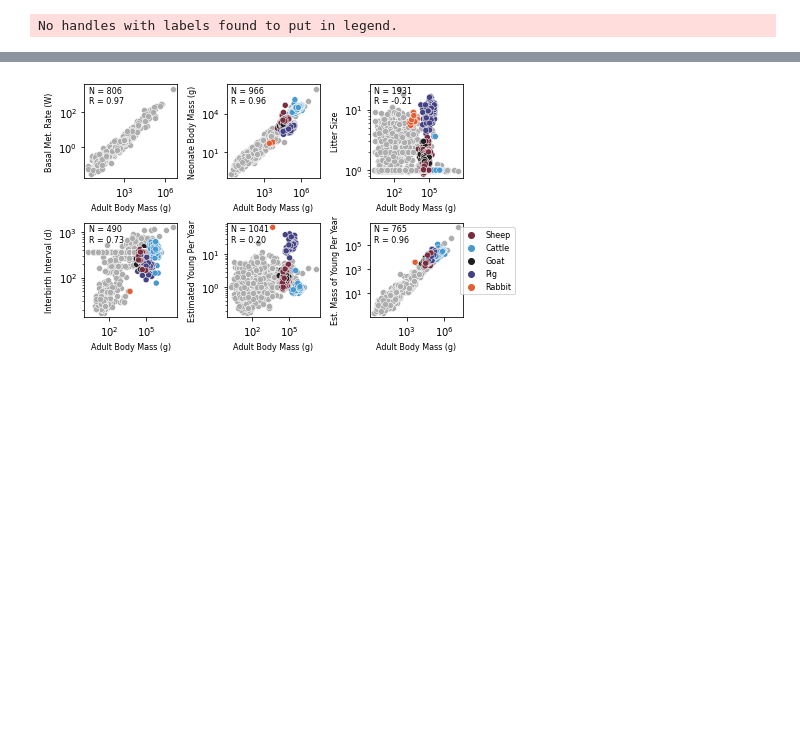
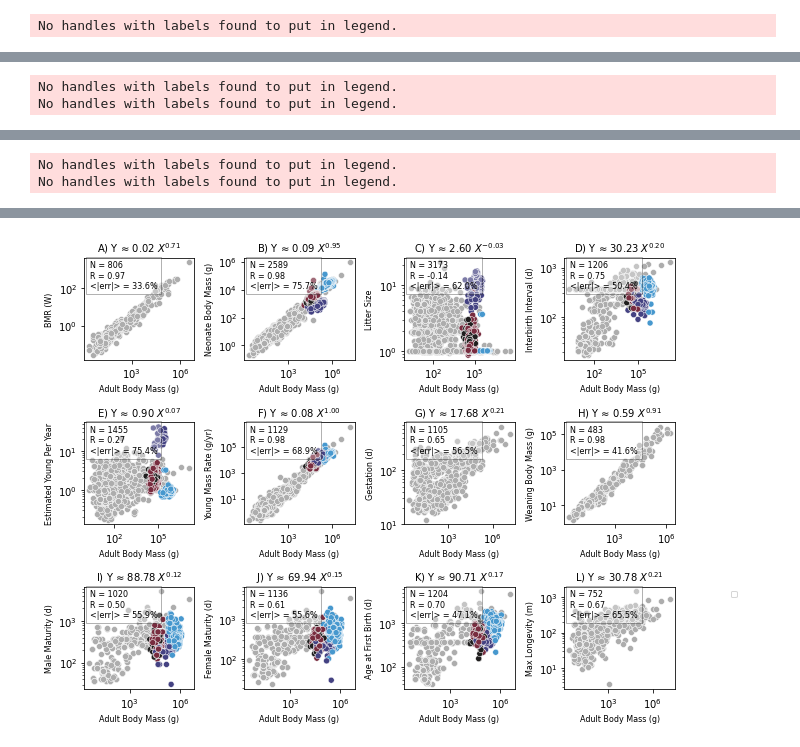
Before and after one commit to flamholz/beef_v_pork, a Jupyter notebook: notebooks/MergedPlot.ipynb, the cells around one changed output, grey strips where cells are left out. Saved outputs shown, nothing was run; the diff lists cells and outputs as text; code cells hidden in the pictures; blank space fills up the shorter version.

```diff
--- a/notebooks/MergedPlot.ipynb
+++ b/notebooks/MergedPlot.ipynb
@@ -11,7 +11,7 @@ from power_laws import *
 # load the merged dataset of placental mammals
 # i.e. leaving out marsupials and monotremes,
 # which are not commonly used as livestock.
-mammals_df = pd.read_csv('../data/merged_animal_traits_placental_only.csv')
+mammals_df = pd.read_csv('../data/merged_animal_traits_placental_only.csv', index_col=0)
 
 # Load the cleaned data from the UN FAO DAD-IS DB.
 # See 0_preprocess_FAO_data.ipynb for the mild cleanup logic
@@ -41,14 +57,18 @@ mammals_df.columns.tolist()
 # %%
-cols2plot_mammals = ['BMR_W', 'NeonateBodyMass (g)', 'LitterSize (number)',
-                     'InterbirthInterval (d)', 'YoungPerYear_Estimated (number)', 'YoungMassPerYear_Estimated (g)',
-                     'WeaningAge (days)', 'WeaningBodyMass (g)', ]
+cols2plot_mammals = ['BMR_W', 'NeonateBodyMass (g)', 'LitterSize (number)', 'InterbirthInterval (d)',
+                     'YoungPerYear_Estimated (number)', 'YoungMassPerYear_Estimated (g)', 'GestationLen (d)', 'WeaningBodyMass (g)',
+                     'MaleSexualMaturity (d)', 'FemaleSexualMaturity (d)', 'AgeAtFirstBirth (d)', 'MaxLongevity (m)']
 cols2plot_dad_is = [None, 'Birth weight AVG (g)', 'Litter size AVG', 'Parturition interval (day) AVG',
-                    'Young per year AVG (number)', 'Young mass per year AVG (g)']
+                    'Young per year AVG (number)', 'Young mass per year AVG (g)', None, None,
+                    'Age maturity males (day)', 'Age maturity females (day)', 'Age first parturition (day) AVG', None]
 
-pretty_names_mammals = ['Basal Met. Rate (W)', 'Neonate Body Mass (g)', 'Litter Size',
-                        'Interbirth Interval (d)', 'Estimated Young Per Year', 'Est. Mass of Young Per Year']
-dad_is_species2plot = 'Cattle,Pig,Goat,Sheep,Rabbit'.split(',')
-fig, axs = plt.subplots(ncols=3, nrows=3, figsize=(7,6))
+pretty_names_mammals = ['BMR (W)', 'Neonate Body Mass (g)', 'Litter Size',
+                        'Interbirth Interval (d)', 'Estimated Young Per Year', 'Young Mass Rate (g/yr)',
+                        'Gestation (d)', 'Weaning Body Mass (g)', 'Male Maturity (d)', 'Female Maturity (d)',
+                        'Age at First Birth (d)', 'Max Longevity (m)']
+panel_labels = 'ABCDEFGHIJKL'
+dad_is_species2plot = 'Cattle,Pig,Goat,Sheep'.split(',')
+fig, axs = plt.subplots(ncols=4, nrows=3, figsize=(10,7))
 flat_axs = axs.flatten()
 greys = sns.color_palette('Greys')
 pal = sns.color_palette('icefire', n_colors=5)
@@ -69,13 +89,8 @@ for i, (my_ax, ycol_mammals) in enumerate(zip(flat_axs, cols2plot_mammals)):
     sns.scatterplot(data=sub_df, x=xcol_mammals, y=ycol_mammals, legend=False,
                     color=greys[2])
 
-    # Calculate pearson correlation of log-transformed data
-    x_data = sub_df[xcol_mammals]
-    y_data = sub_df[ycol_mammals]
-    r_val = pearsonr(np.log10(x_data), np.log10(y_data))
-    N_obs = x_data.size
-    plt.text(0.05, 0.8, 'N = {0:d}\nR = {1:.2f}'.format(N_obs, r_val[0]),
-             transform=my_ax.transAxes, fontsize=8)
+    x_data = sub_df[xcol_mammals].values
+    y_data = sub_df[ycol_mammals].values
 
     ycol_dad_is = cols2plot_dad_is[i]
     if ycol_dad_is:
@@ -86,6 +101,44 @@ for i, (my_ax, ycol_mammals) in enumerate(zip(flat_axs, cols2plot_mammals)):
         sns.scatterplot(data=sub_df, x=xcol_dad_is, y=ycol_dad_is, hue='Specie',
                         palette=my_pal)
 
+        x_data_livestock = sub_df[xcol_dad_is].values
+        y_data_livestock = sub_df[ycol_dad_is].values
+
+        x_data = np.concatenate([x_data, x_data_livestock])
+        y_data = np.concatenate([y_data, y_data_livestock])
+
+    exponent, prefactor, r = fit_power_law_odr(np.log(x_data), np.log(y_data))
+    print('{0} ~ {1:.3f} (mass)^({2:.3f}); R = {3:.3f}'.format(ycol_mammals, prefactor, exponent, r))
+    plt.title('{0}) Y ≈ {1:.2f} $X^{{{2:.2f}}}$'.format(panel_labels[i], prefactor, exponent),
+              fontsize=10)
+
+    sigstar = sigma_star(y_data)
+    pred_ys = prefactor * np.power(x_data, exponent)
+    rmse = mean_squared_error(np.log(y_data), np.log(pred_ys), squared=False)
+    mape = mean_absolute_percentage_error(y_data, pred_ys)
+    print('RMSE = {0:.3f} ({1:.2f} fold)'.format(rmse, np.exp(rmse)))
+    print('MAPE = {0:.3f}'.format(mape))
+    print('sigma*(Y) = {0:.3f} fold'.format(sigstar))
+
+    if ycol_dad_is:
+        pred_ys_livestock = prefactor * np.power(x_data_livestock, exponent)
+        rmse_livestock = mean_squared_error(np.log(y_data_livestock), np.log(pred_ys_livestock), squared=False)
+        mape_livestock = mean_absolute_percentage_error(y_data_livestock, pred_ys_livestock)
+        sigstar_livestock = sigma_star(y_data_livestock)
+        print('Livestock RMSE = {0:.3f} ({1:.2f} fold)'.format(rmse_livestock, np.exp(rmse_livestock)))
+        print('Livestock MAPE = {0:.3f}'.format(mape_livestock))
+        print('Livestock sigma*(Y) = {0:.3f} fold'.format(sigstar_livestock))
+    print()
+
+    # Calculate pearson correlation of combined log-transformed data
+    r_val = pearsonr(np.log10(x_data), np.log10(y_data))
+    N_obs = x_data.size
+    s = 'N = {0:d}\nR = {1:.2f}\n<|err|> = {2:.1f}%'.format(
+        N_obs, r_val[0], mape*100)
+    t = plt.text(0.05, 0.7, s,
+                 transform=my_ax.transAxes, fontsize=8)
+    t.set_bbox(dict(facecolor='w', alpha=0.3, edgecolor='k'))
+
     plt.legend().set_visible(False)
     plt.xlabel('Adult Body Mass (g)', fontsize=8)
     plt.ylabel(pretty_names_mammals[i], fontsize=8)
@@ -99,0 +173,2 @@ No handles with labels found to put in legend.
+No handles with labels found to put in legend.
+No handles with labels found to put in legend.
@@ -99,0 +192,2 @@ No handles with labels found to put in legend.
+No handles with labels found to put in legend.
+No handles with labels found to put in legend.
@@ -100 +211 @@ No handles with labels found to put in legend.
-[figure, old version]
+[figure, new version]
```
Also changed, not shown: parts of 9 cells of this notebook, 4 other files.
